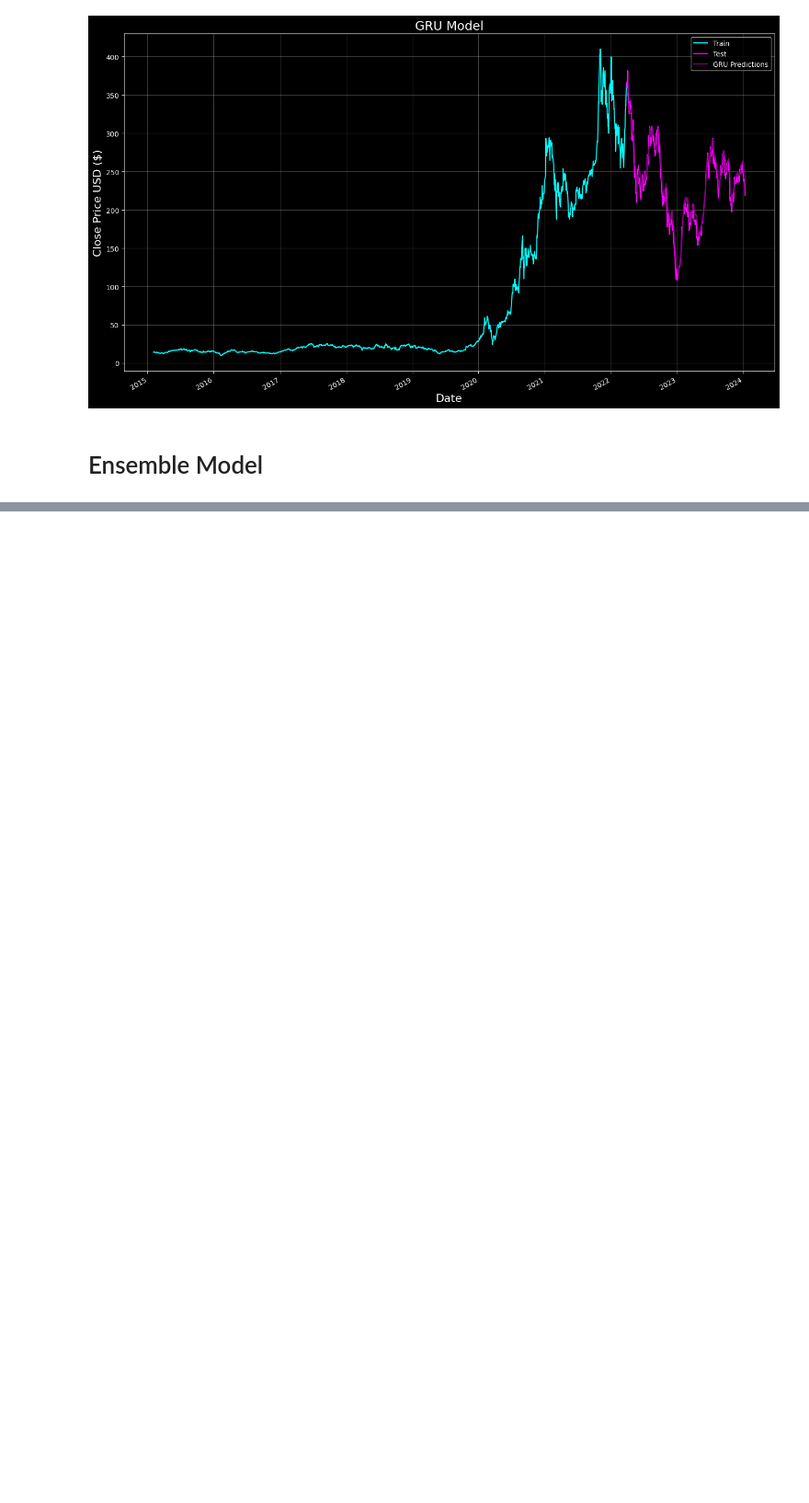
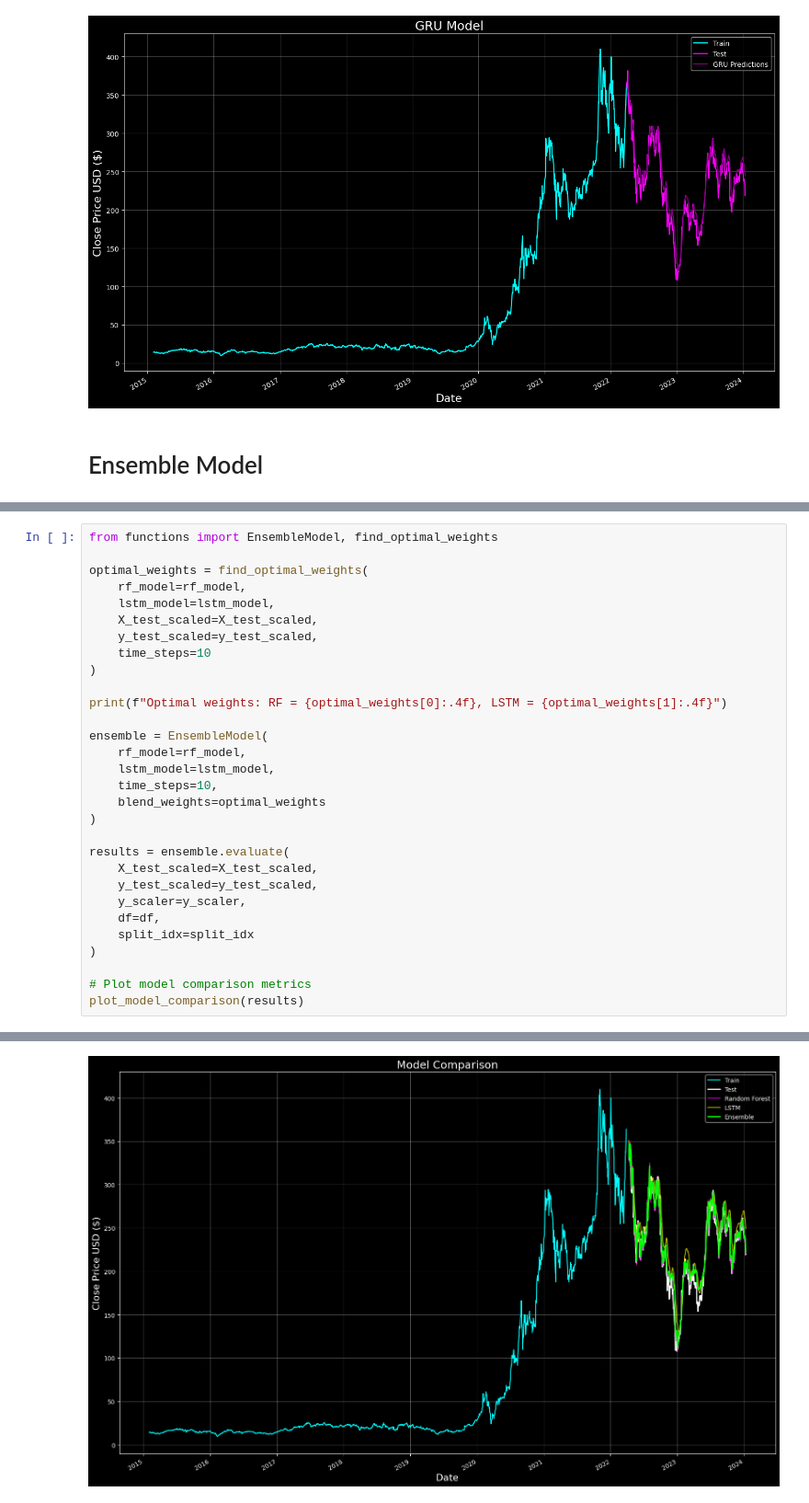
Before and after one commit to nuha-95/Time-Series-Forecasting, a Jupyter notebook: Tesla_train.ipynb, the cells around one changed output, grey strips where cells are left out. Shown at 92% size. Saved outputs shown, nothing was run; the diff lists cells and outputs as text; blank space fills up the shorter version.

Commit message:
modified the ensemble model

```diff
--- a/Tesla_train.ipynb
+++ b/Tesla_train.ipynb
@@ -629,0 +461,31 @@ Ensemble:
+# %%
+from functions import EnsembleModel, find_optimal_weights
+
+optimal_weights = find_optimal_weights(
+    rf_model=rf_model,
+    lstm_model=lstm_model,
+    X_test_scaled=X_test_scaled,
+    y_test_scaled=y_test_scaled,
+    time_steps=10
+)
+
+print(f"Optimal weights: RF = {optimal_weights[0]:.4f}, LSTM = {optimal_weights[1]:.4f}")
+
+ensemble = EnsembleModel(
+    rf_model=rf_model,
+    lstm_model=lstm_model,
+    time_steps=10,
+    blend_weights=optimal_weights
+)
+
+results = ensemble.evaluate(
+    X_test_scaled=X_test_scaled,
+    y_test_scaled=y_test_scaled,
+    y_scaler=y_scaler,
+    df=df,
+    split_idx=split_idx
+)
+
+# Plot model comparison metrics
+plot_model_comparison(results)
+# %% [output]
@@ -629,0 +509 @@ Ensemble:
+[figure, added]
```
Also changed, not shown: parts of 5 cells of this notebook, 1 other file.
